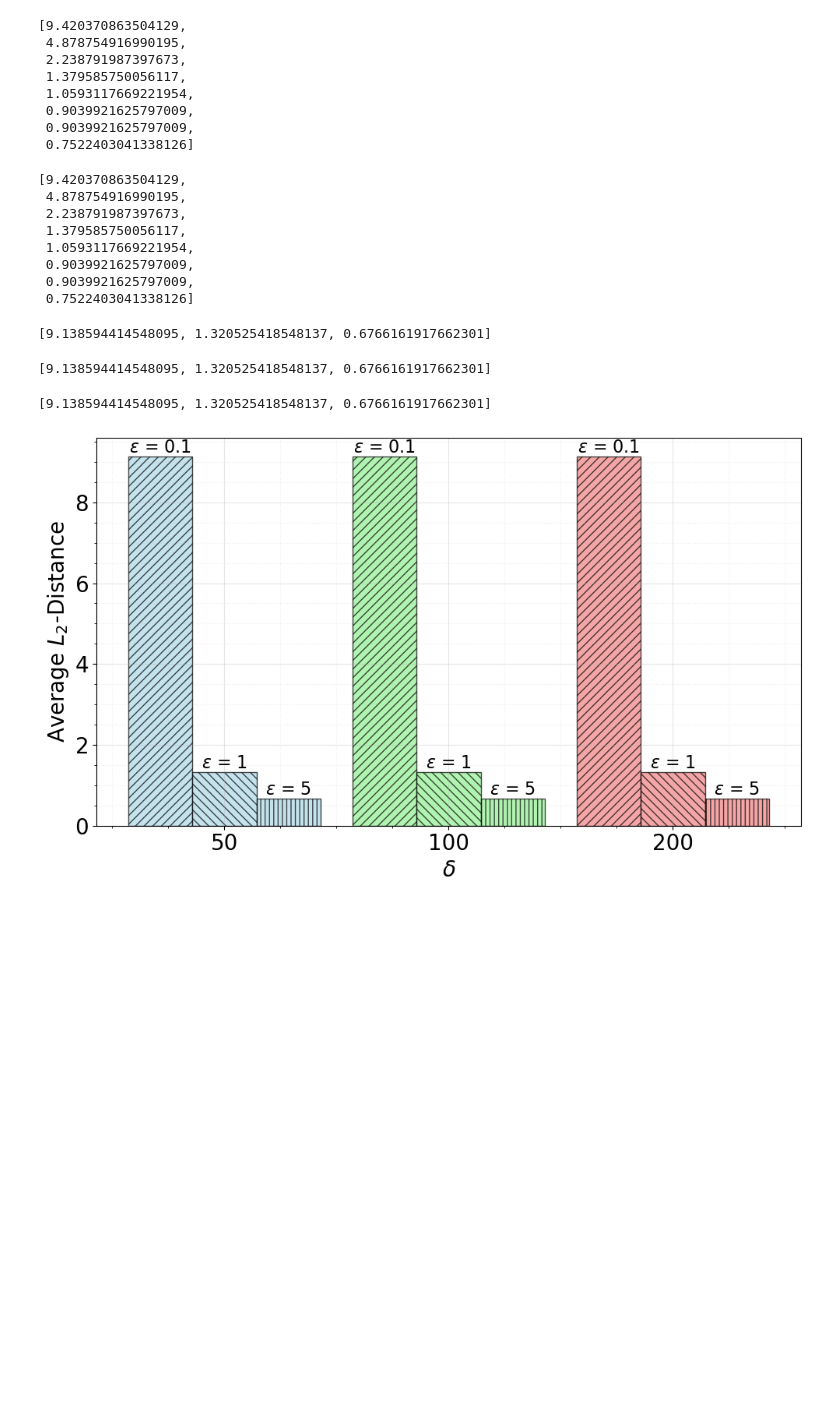
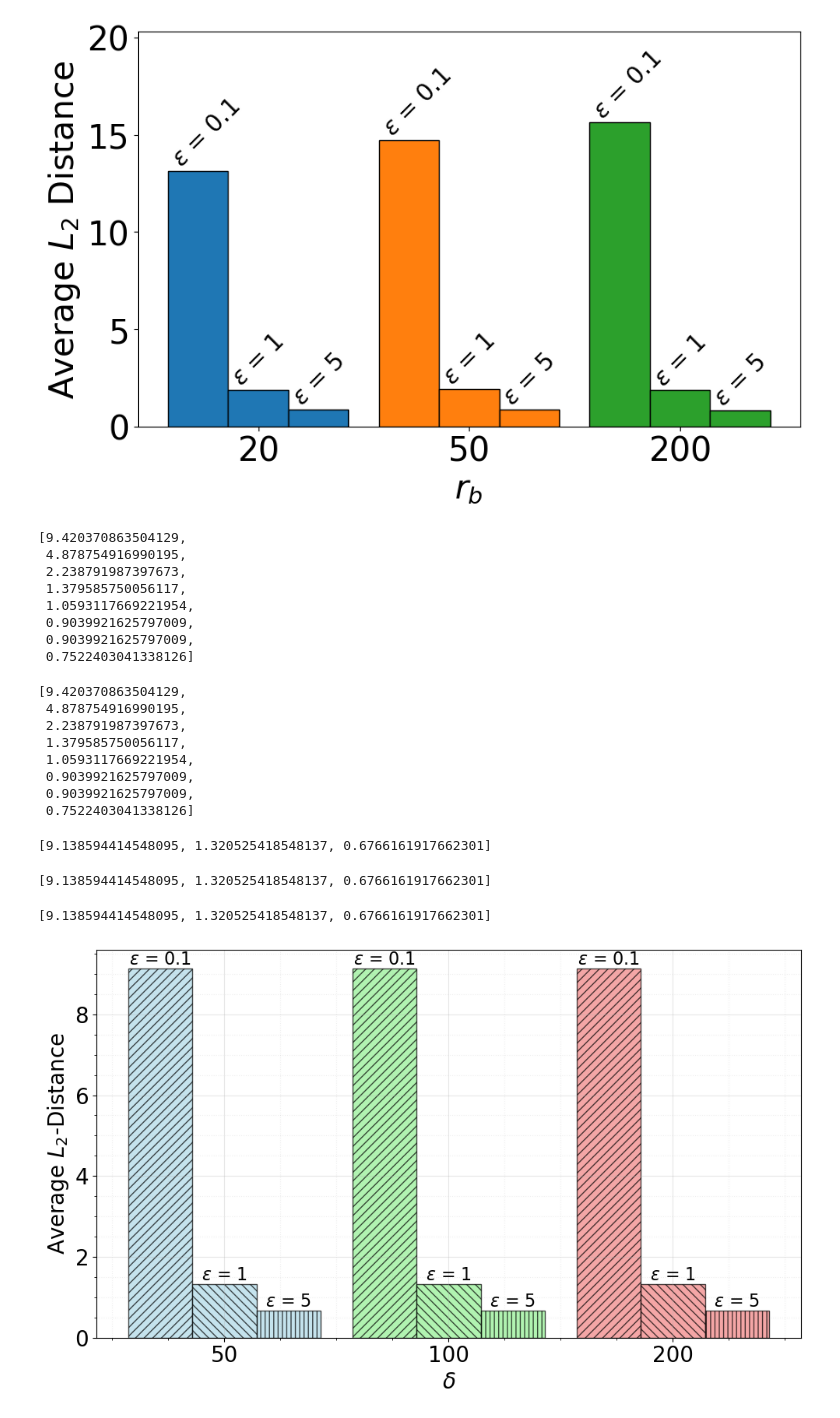
Before and after one commit to shafizurRseeam/location_privacy, a Jupyter notebook: bounding_radius_effect.ipynb, the cells around one changed output. Cells and saved outputs as stored; diff of their text form; code cells hidden in the pictures; blank space fills up the shorter version.

```diff
--- a/bounding_radius_effect.ipynb
+++ b/bounding_radius_effect.ipynb
@@ -2,6 +2,76 @@
 import numpy as np
 import pandas as pd
 import os
+# %%
+import pandas as pd
+import matplotlib.pyplot as plt
+import numpy as np
+import os
+
+def plot_l2_distance_effect_radius(base_directory, dataset_name):
+    # Base directory for the perturbed data
+    base_directory_input = os.path.join(base_directory, dataset_name, 'perturbed')
+
+    # Epsilon values and Delta configurations
+    epsilon_values = [0.1, 1, 5]
+    radius = [20, 50, 200]
+    l2_distances = []
+
+    for radi in radius:
+        x_values = []
+        for epsilon in epsilon_values:
+            file_name = f'merged_our_bl_{radi}_delta_5_{epsilon}.csv'
+            file_path = os.path.join(base_directory_input, f'our_bl_{radi}_delta_5', file_name)
+            df = pd.read_csv(file_path)
+            mean_value = df['l2_distance'].mean()
+            x_values.append(mean_value)
+        l2_distances.append(x_values)
+
+    # Plot setup
+    fig, ax = plt.subplots(figsize=(10, 6))
+    colors = ['#1F77B4', '#FF7F0E', '#2CA02C']
+    width = 0.2
+    delta_gap = 0.1
+    group_width = len(epsilon_values) * width + delta_gap
+    x = np.arange(len(radius)) * group_width
+
+    # Plotting bars
+    for radi_index, radi in enumerate(radius):
+        for bar_index, epsilon in enumerate(epsilon_values):
+            bar_position = x[radi_index] + bar_index * width
+            bar_height = l2_distances[radi_index][bar_index]
+            ax.bar(bar_position, bar_height, width, color=colors[radi_index], edgecolor='black')
+
+            # Text above bars
+            text_y_position = bar_height
+            ax.text(bar_position-width/2, text_y_position, f'$\epsilon$ = {epsilon}',
+                    ha='left', va='bottom', fontsize=20, rotation=45)
+
+    # Customization
+    ax.set_xlabel('$r_b$', fontsize=28)
+    ax.set_ylabel('Average $L_2$ Distance', fontsize=28)
+    ax.set_xticks(x + width * (len(epsilon_values) - 1) / 2)
+    ax.set_xticklabels(radius)
+    plt.tick_params(axis='both', which='major', labelsize=28)
+    plt.ylim(0, max(l2_distances[2]) * 1.3)
+
+    # # Save and display
+    # save_dir_png = os.path.join(base_directory, dataset_name, 'figure', 'png')
+    # save_dir_svg = os.path.join(base_directory, dataset_name, 'figure', 'svg')
+    # os.makedirs(save_dir_png, exist_ok=True)
+    # os.makedirs(save_dir_svg, exist_ok=True)
+    # pathpng = os.path.join(save_dir_png, f'{dataset_name}_l2_delta_effect.png')
+    # pathsvg = os.path.join(save_dir_svg, f'{dataset_name}_l2_delta_effect.svg')
+    # plt.savefig(pathpng, dpi=300, bbox_inches='tight')
+    # plt.savefig(pathsvg, format='svg', bbox_inches='tight')
+    plt.show()
+
+# Example usage:
+base_directory = "C:\\Users\\ss6365\\Desktop\\location_privacy_final"
+dataset_name = 'uci'  # Change 'uci' to any other directory name as needed
+plot_l2_distance_effect_radius(base_directory, dataset_name)
+# %% [output]
+[figure, added]
 # %%
 base_directory_input_O_b50_d5 = 'C:\\Users\\ss6365\\Desktop\\location_privacy_final\\uci\\perturbed\\our_bl_50_delta_5'
 
```
Also changed, not shown: 1 other file.
